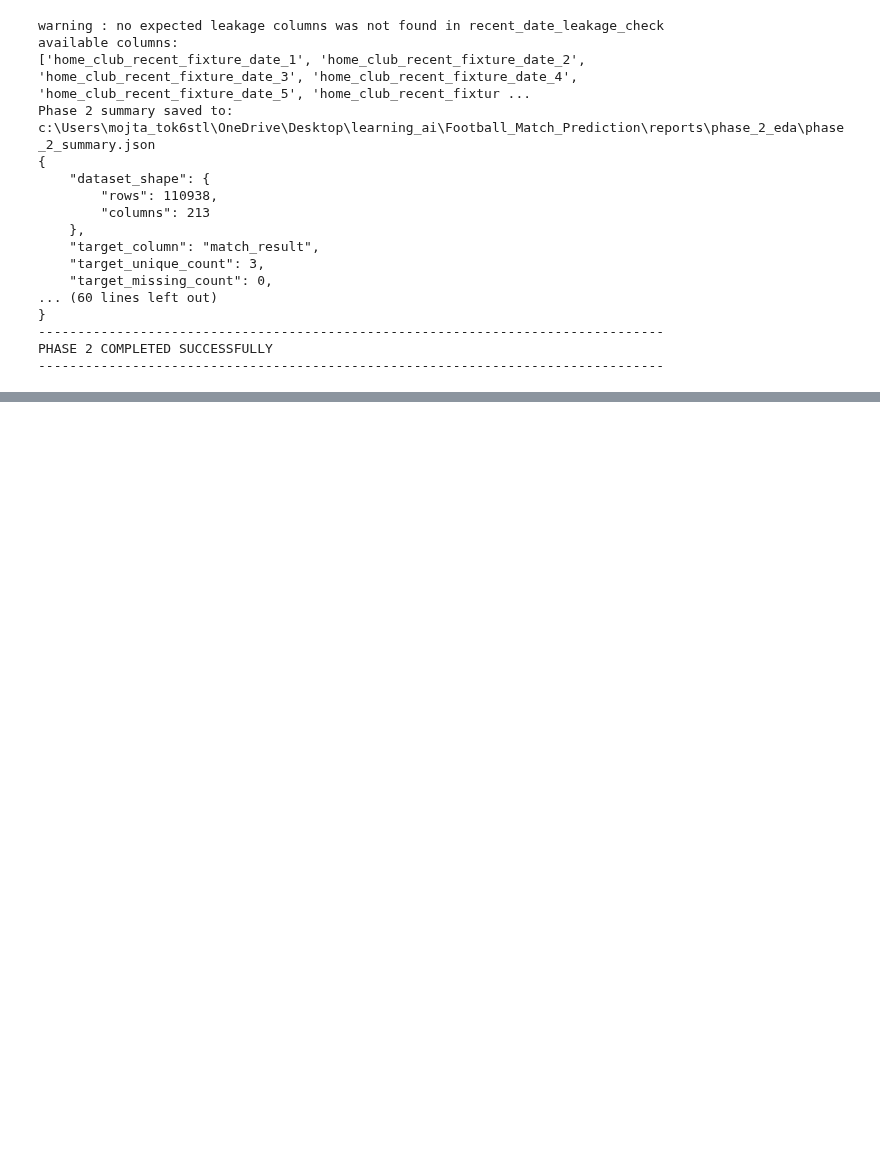
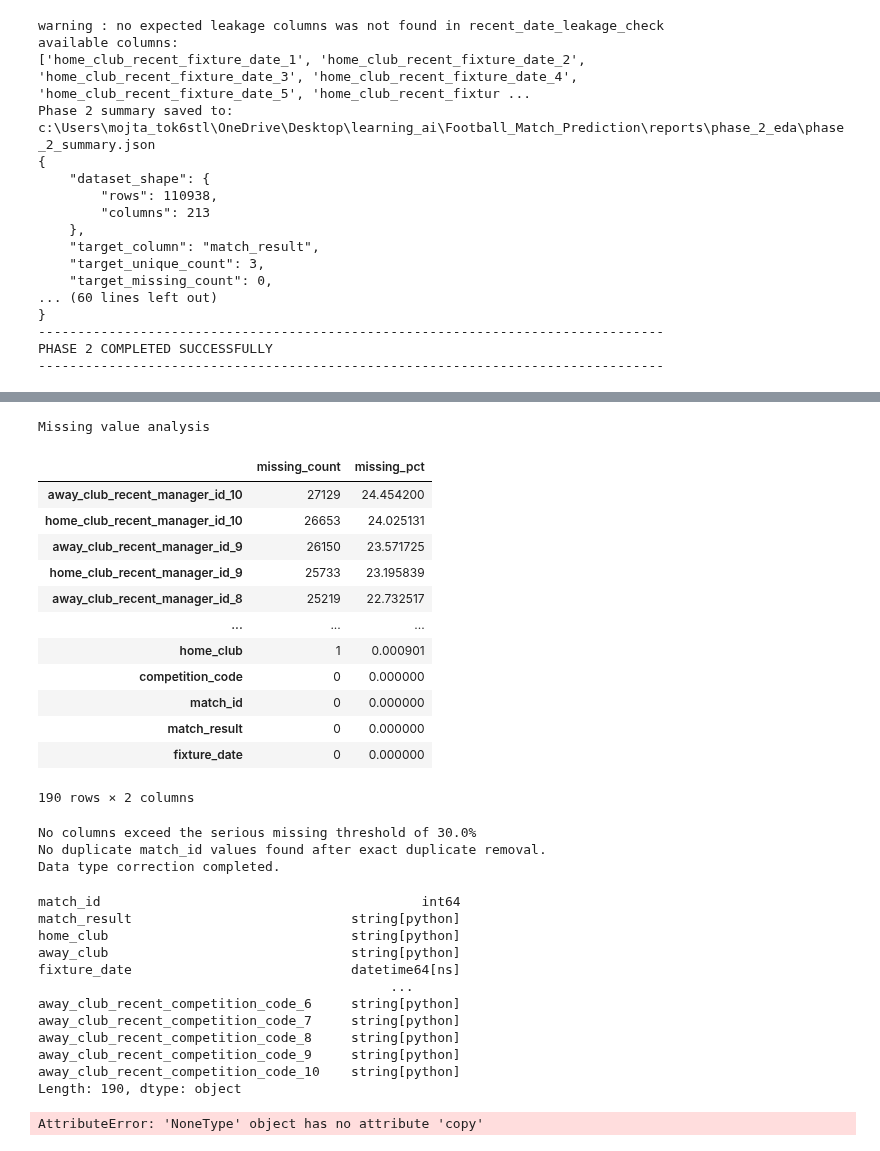
Before and after one commit to Aihan-2005/AiWithPython, a Jupyter notebook: Football_Match_Prediction/main.ipynb, the cells around one changed output, grey strips where cells are left out. Drawn from its saved outputs; the diff is of its cells as text; code cells hidden in the pictures; blank space fills up the shorter version.

```diff
--- a/Football_Match_Prediction/main.ipynb
+++ b/Football_Match_Prediction/main.ipynb
@@ -3887,0 +4106,31 @@ PHASE 2 COMPLETED SUCCESSFULLY
+# %%
+def validate_expected_columns(df:pd.DataFrame,report:List[Dict]) -> None:
+    missing_expected = [col for col in EXPECTED_COLUMNS if col not in df.columns]
+    present_expected = [col for col in EXPECTED_COLUMNS  if col in df.columns]
+
+
+    add_report(
+        report,
+        step='Step 1: Load and inspect data',
+        metric= 'expected_columns_present',
+        value = len(present_expected),
+        details = ','.join(present_expected),
+    )
+
+    add_report(
+        report,
+        step='Step 1: Load and inspect data',
+        metric= 'expected_columns_mising',
+        value = len(missing_expected),
+        details = ','.join(missing_expected) if missing_expected else 'None',
+    )
+
+    if missing_expected:
+        print('Warning : Some expected columns are missing')
+        print(missing_expected)
+
+    if TARGET_COL not in df.columns:
+        raise ValueError(
+            f'Required target column {TARGET_COL} is missing  after column normalization'
+            "please check the dataset column names  "
+        )
@@ -3887,0 +4939,42 @@ PHASE 2 COMPLETED SUCCESSFULLY
+# %%
+validate_expected_columns(cleaning_df,report)
+analyze_missing_values(df=cleaning_df,config=config,report=report)
+cleaning_df = remove_duplicates(df=cleaning_df,report=report,removal_counts=removal_counts,flagged_parts=flagged_parts)
+cleaning_df = convert_data_types(df=cleaning_df,report=report,flagged_parts=flagged_parts)
+cleaning_df = clean_target(df=cleaning_df,config=config,report=report,removal_counts=removal_counts,flagged_parts=flagged_parts)
+cleaning_df = check_time_consistency(df=cleaning_df,config=config,report=report,removal_counts=removal_counts,flagged_parts=flagged_parts)
+cleaning_df = clean_cup_game(df=cleaning_df,config=config,report=report,removal_counts=removal_counts,flagged_parts=flagged_parts)
+cleaning_df = clean_played_at_home(df=cleaning_df,config=config,report=report,removal_counts=removal_counts,flagged_parts=flagged_parts)
+cleaning_df = clean_goal(df=cleaning_df,config=config,report=report,removal_counts=removal_counts,flagged_parts=flagged_parts)
+cleaning_df = clean_rating(df=cleaning_df,config=config,report=report,removal_counts=removal_counts,flagged_parts=flagged_parts)
+# %% [output]
+Missing value analysis
+|  | missing_count | missing_pct |
+| away_club_recent_manager_id_10 | 27129 | 24.454200 |
+| home_club_recent_manager_id_10 | 26653 | 24.025131 |
+| away_club_recent_manager_id_9 | 26150 | 23.571725 |
+| home_club_recent_manager_id_9 | 25733 | 23.195839 |
+| away_club_recent_manager_id_8 | 25219 | 22.732517 |
+| ... | ... | ... |
+| home_club | 1 | 0.000901 |
+| competition_code | 0 | 0.000000 |
+| match_id | 0 | 0.000000 |
+| match_result | 0 | 0.000000 |
+| fixture_date | 0 | 0.000000 |
+190 rows × 2 columns
+No columns exceed the serious missing threshold of 30.0%
+No duplicate match_id values found after exact duplicate removal.
+Data type correction completed.
+match_id                                         int64
+match_result                            string[python]
+home_club                               string[python]
+away_club                               string[python]
+fixture_date                            datetime64[ns]
+                                             ...
+away_club_recent_competition_code_6     string[python]
+away_club_recent_competition_code_7     string[python]
+away_club_recent_competition_code_8     string[python]
+away_club_recent_competition_code_9     string[python]
+away_club_recent_competition_code_10    string[python]
+Length: 190, dtype: object
+AttributeError: 'NoneType' object has no attribute 'copy'
```
Also changed, not shown: parts of 19 cells of this notebook.
